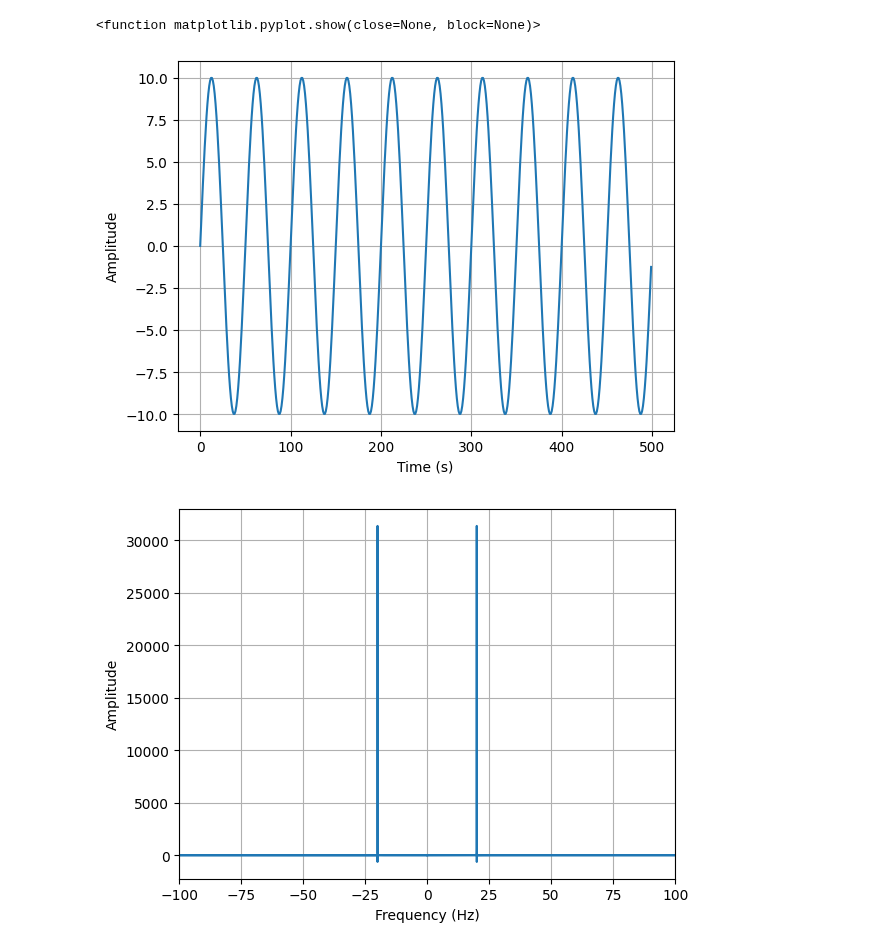
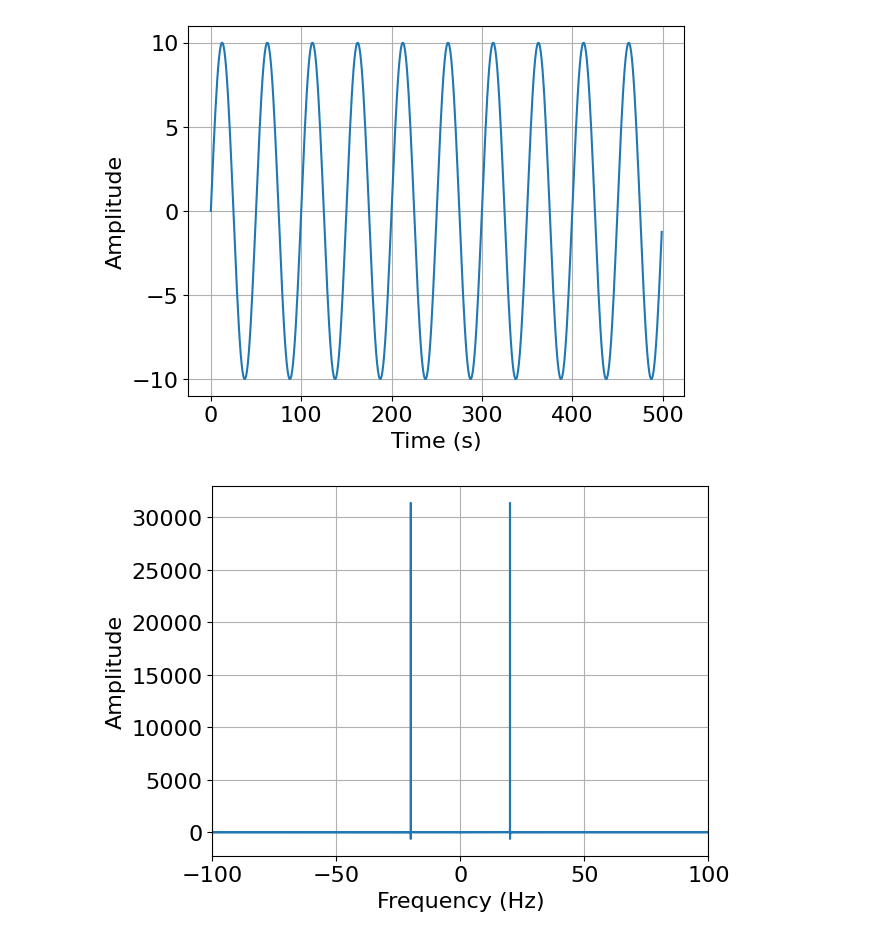
Before and after one commit to csc7/Probabilistic_Programming, a Jupyter notebook: FFT_and_IFFT_with_NumPy.ipynb, the cells around one changed output. Cells and saved outputs as stored; diff of their text form; code cells hidden in the pictures.

Commit message:
Change size of labels in graphs

```diff
--- a/FFT_and_IFFT_with_NumPy.ipynb
+++ b/FFT_and_IFFT_with_NumPy.ipynb
@@ -4,21 +3,26 @@
 import numpy as np
 import matplotlib.pyplot as plt
+# %%
+# Define text size for plots
+import matplotlib
+matplotlib.rc('xtick', labelsize=16)
+matplotlib.rc('ytick', labelsize=16)
+matplotlib.rcParams.update({'axes.labelsize': 16})
 # %%
 # Signal
 
 f = 20  # Frequency
 x = np.linspace(0, 100, 100000)
 f_t = 10 * np.sin(2 * np.pi * f * x)
 
 # Plot
 plt.plot(f_t[0:500]) # First 500 samples for better visualization
 plt.xlabel("Time (s)")
 plt.ylabel("Amplitude")
 plt.grid(True)
-plt.show
+plt.show()
 # %% [output]
-<function matplotlib.pyplot.show(close=None, block=None)>
-[figure, old version]
+[figure, new version]
 # %%
 # FFT
 
@@ -36,7 +40,7 @@ plt.ylabel("Amplitude")
 plt.grid(True)
 plt.show()
 # %% [output]
-[figure, old version]
+[figure, new version]
 # %%
 # IFFT
 
```
Also changed, not shown: parts of 2 cells of this notebook.
